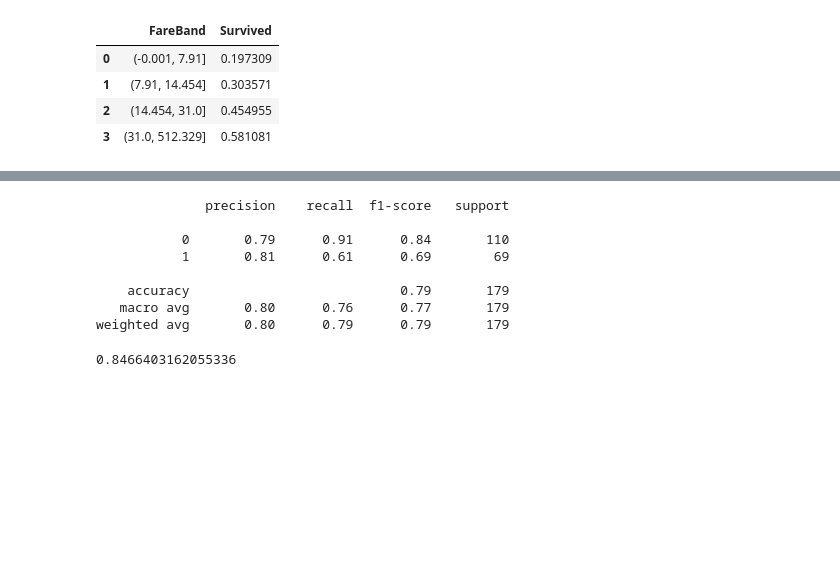
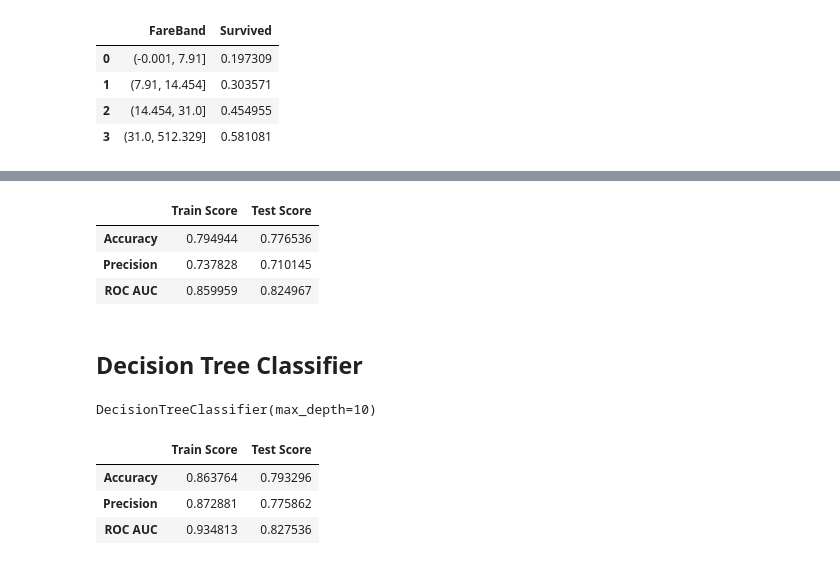
Before and after one commit to hazimutalib/Logistic-Regression, a Jupyter notebook: 2. Logistic Regression - Titanic.ipynb, the cells around one changed output, grey strips where cells are left out. Saved outputs shown, nothing was run; the diff lists cells and outputs as text; code cells hidden in the pictures; blank space fills up the shorter version.

```diff
--- a/2. Logistic Regression - Titanic.ipynb
+++ b/2. Logistic Regression - Titanic.ipynb
@@ -343,15 +262,27 @@ It lasted for 3.933 sec
-# %%
-print(classification_report(y_test, gs_rf.predict(x_test)))
-# %% [output]
-              precision    recall  f1-score   support
-
-           0       0.79      0.91      0.84       110
-           1       0.81      0.61      0.69        69
-
-    accuracy                           0.79       179
-   macro avg       0.80      0.76      0.77       179
-weighted avg       0.80      0.79      0.79       179
-# %%
-roc_auc_score(y_test, gs_rf.predict_proba(x_test)[:,1])
-# %% [output]
-0.8466403162055336
+# %%
+df1 = pd.DataFrame(index = ['Accuracy', 'Precision', 'ROC AUC'] )
+df1['Train Score'] = [accuracy_score(y_train, lr.predict(x_train)), precision_score(y_train, lr.predict(x_train)), roc_auc_score(y_train, lr.predict_proba(x_train)[:,1])]
+df1['Test Score'] = [accuracy_score(y_test, lr.predict(x_test)), precision_score(y_test, lr.predict(x_test)), roc_auc_score(y_test, lr.predict_proba(x_test)[:,1])]
+df1
+# %% [output]
+|  | Train Score | Test Score |
+| Accuracy | 0.794944 | 0.776536 |
+| Precision | 0.737828 | 0.710145 |
+| ROC AUC | 0.859959 | 0.824967 |
+# %% [markdown]
+## Decision Tree Classifier
+# %%
+dt = DecisionTreeClassifier(max_depth = 10)
+dt.fit(x_train, y_train)
+# %% [output]
+DecisionTreeClassifier(max_depth=10)
+# %%
+df1 = pd.DataFrame(index = ['Accuracy', 'Precision', 'ROC AUC'] )
+df1['Train Score'] = [accuracy_score(y_train, dt.predict(x_train)), precision_score(y_train, dt.predict(x_train)), roc_auc_score(y_train, dt.predict_proba(x_train)[:,1])]
+df1['Test Score'] = [accuracy_score(y_test, dt.predict(x_test)), precision_score(y_test, dt.predict(x_test)), roc_auc_score(y_test, dt.predict_proba(x_test)[:,1])]
+df1
+# %% [output]
+|  | Train Score | Test Score |
+| Accuracy | 0.863764 | 0.793296 |
+| Precision | 0.872881 | 0.775862 |
+| ROC AUC | 0.934813 | 0.827536 |
```
Also changed, not shown: parts of 24 cells of this notebook, 4 other files.
